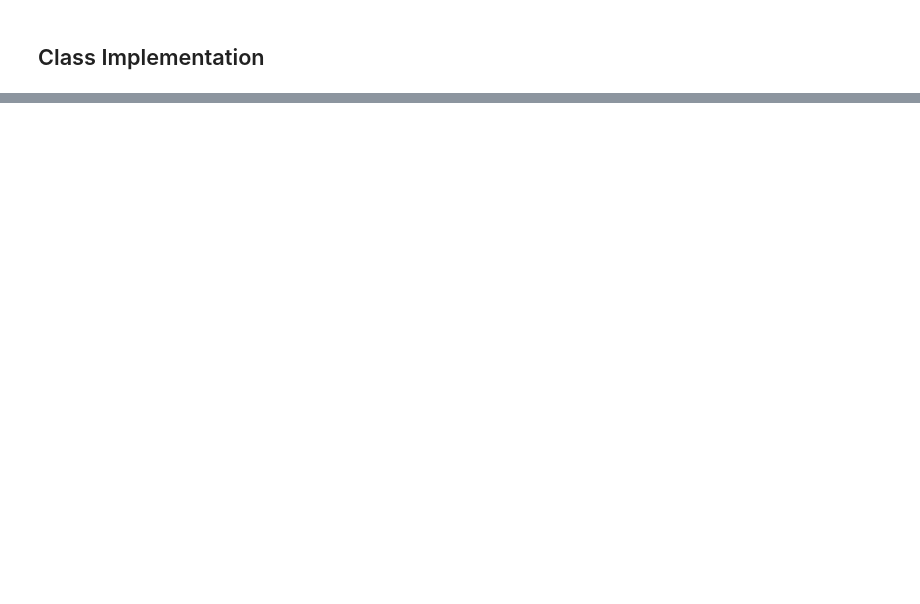
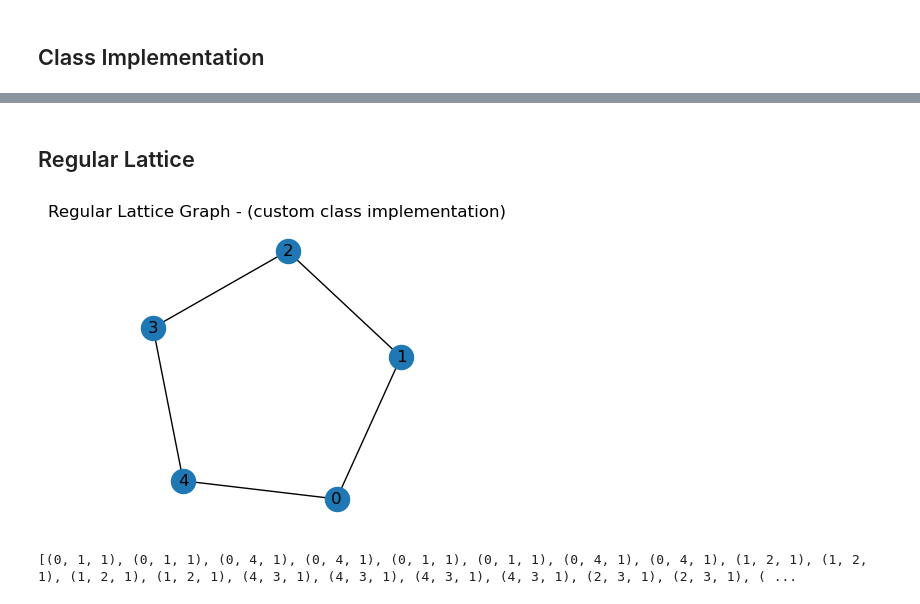
Before and after one commit to kaledgar/CplxNtwrk2023, a Jupyter notebook: CplxNtwrks3/list3_notebook.ipynb, the cells around one changed output, grey strips where cells are left out. Saved outputs shown, nothing was run; the diff lists cells and outputs as text; code cells hidden in the pictures; blank space fills up the shorter version.

```diff
--- a/CplxNtwrks3/list3_notebook.ipynb
+++ b/CplxNtwrks3/list3_notebook.ipynb
@@ -226 +255,17 @@ print(x.edges)
+# %% [markdown]
+## Regular Lattice
+# %%
+regular = Graph()
+regular.regularLattice(5, 2)
+regular_nx = regular.toNetworkx()
+
+plt.figure(figsize=(3, 3))
+nx.draw(regular_nx, with_labels = True)
+plt.title('Regular Lattice Graph - (custom class implementation)')
+plt.show()
+
+print(regular.getEdges())
+# %% [output]
+[figure, added]
+[(0, 1, 1), (0, 1, 1), (0, 4, 1), (0, 4, 1), (0, 1, 1), (0, 1, 1), (0, 4, 1), (0, 4, 1), (1, 2, 1), (1, 2, 1), (1, 2, 1), (1, 2, 1), (4, 3, 1), (4, 3, 1), (4, 3, 1), (4, 3, 1), (2, 3, 1), (2, 3, 1), ( ...
 # %%
```
Also changed, not shown: parts of 16 cells of this notebook, 4 other files.
